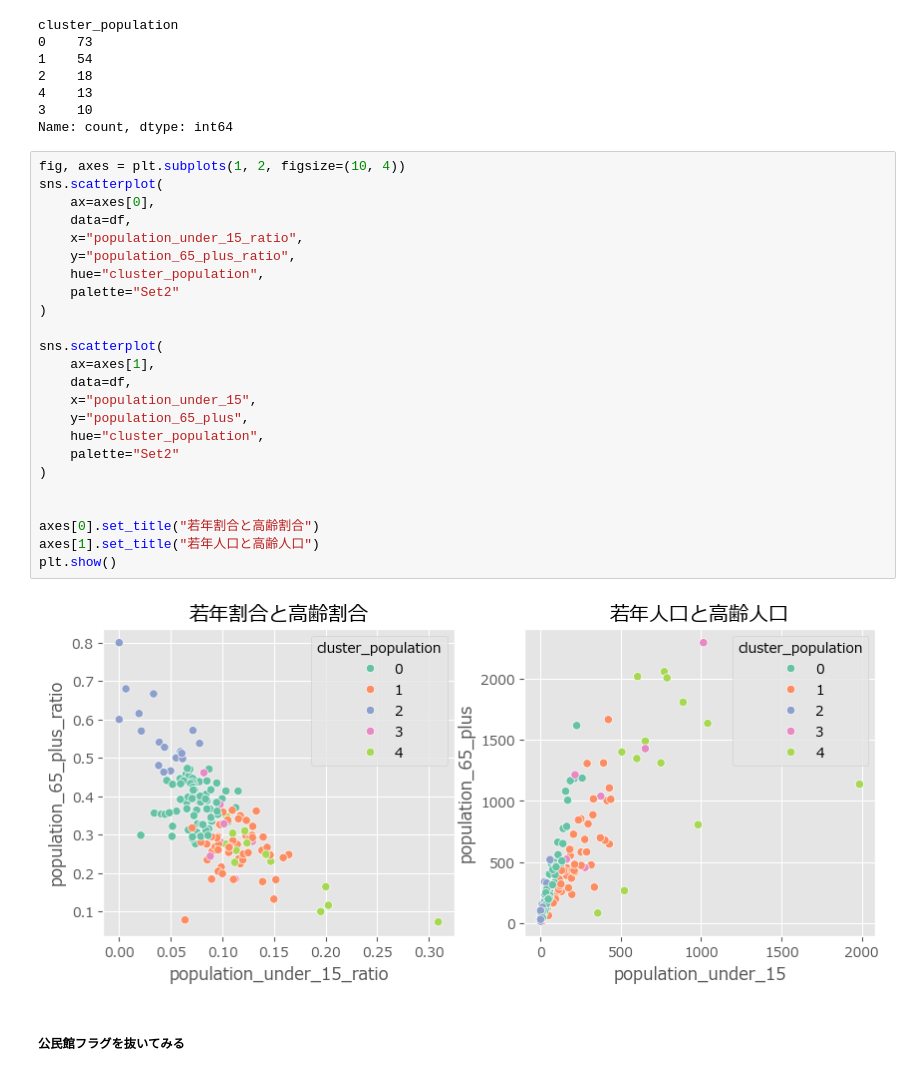
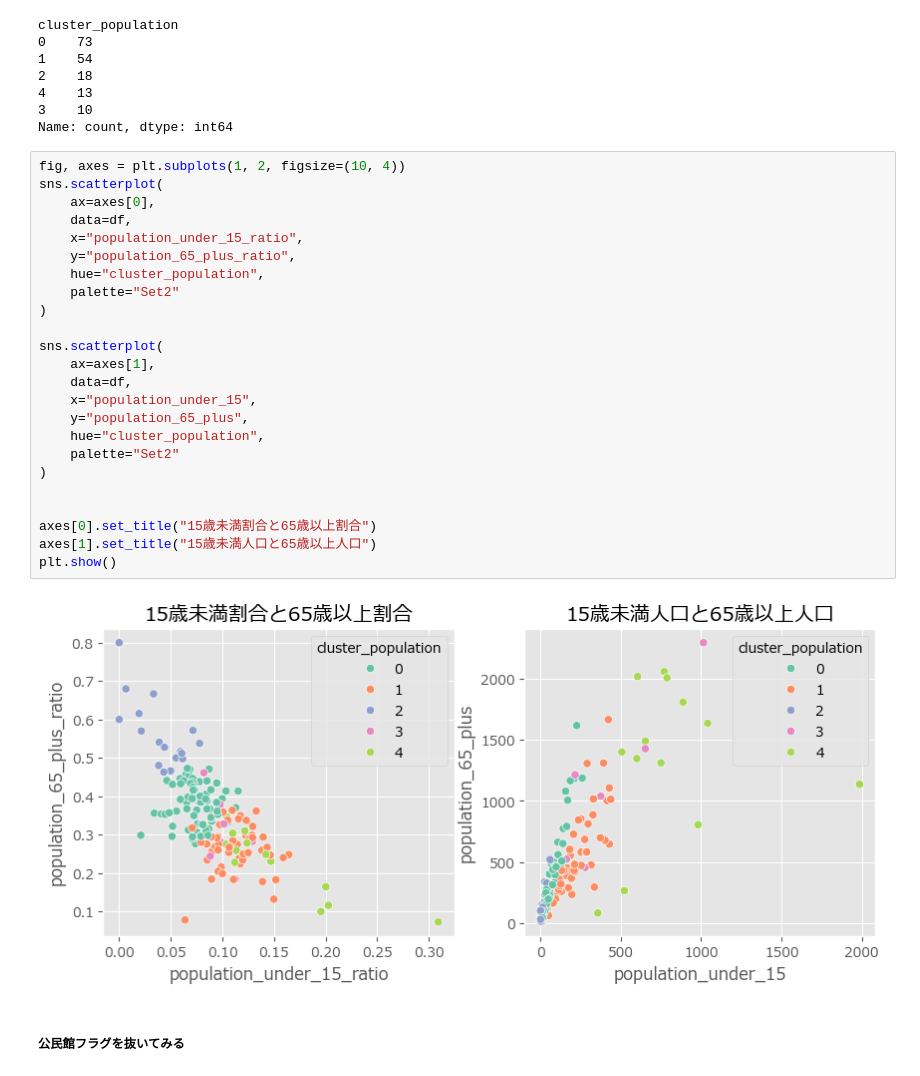
Before and after one commit to atarimeweave/public_facilities_analysis, a Jupyter notebook: notebooks/02_area_analysis.ipynb, the cells around one changed output. Saved outputs shown, nothing was run; the diff lists cells and outputs as text.

```diff
--- a/notebooks/02_area_analysis.ipynb
+++ b/notebooks/02_area_analysis.ipynb
@@ -489,29 +489,29 @@ Name: count, dtype: int64
 # %%
 fig, axes = plt.subplots(1, 2, figsize=(10, 4))
 sns.scatterplot(
     ax=axes[0],
     data=df,
     x="population_under_15_ratio",
     y="population_65_plus_ratio",
     hue="cluster_population",
     palette="Set2"
 )
 
 sns.scatterplot(
     ax=axes[1],
     data=df,
     x="population_under_15",
     y="population_65_plus",
     hue="cluster_population",
     palette="Set2"
 )
 
 
-axes[0].set_title("若年割合と高齢割合")
-axes[1].set_title("若年人口と高齢人口")
+axes[0].set_title("15歳未満割合と65歳以上割合")
+axes[1].set_title("15歳未満人口と65歳以上人口")
 plt.show()
 # %% [output]
-[figure, old version]
+[figure, new version]
 # %% [markdown]
 ##### 公民館フラグを抜いてみる
 # %%
```
Also changed, not shown: parts of 12 cells of this notebook, 2 other files.
